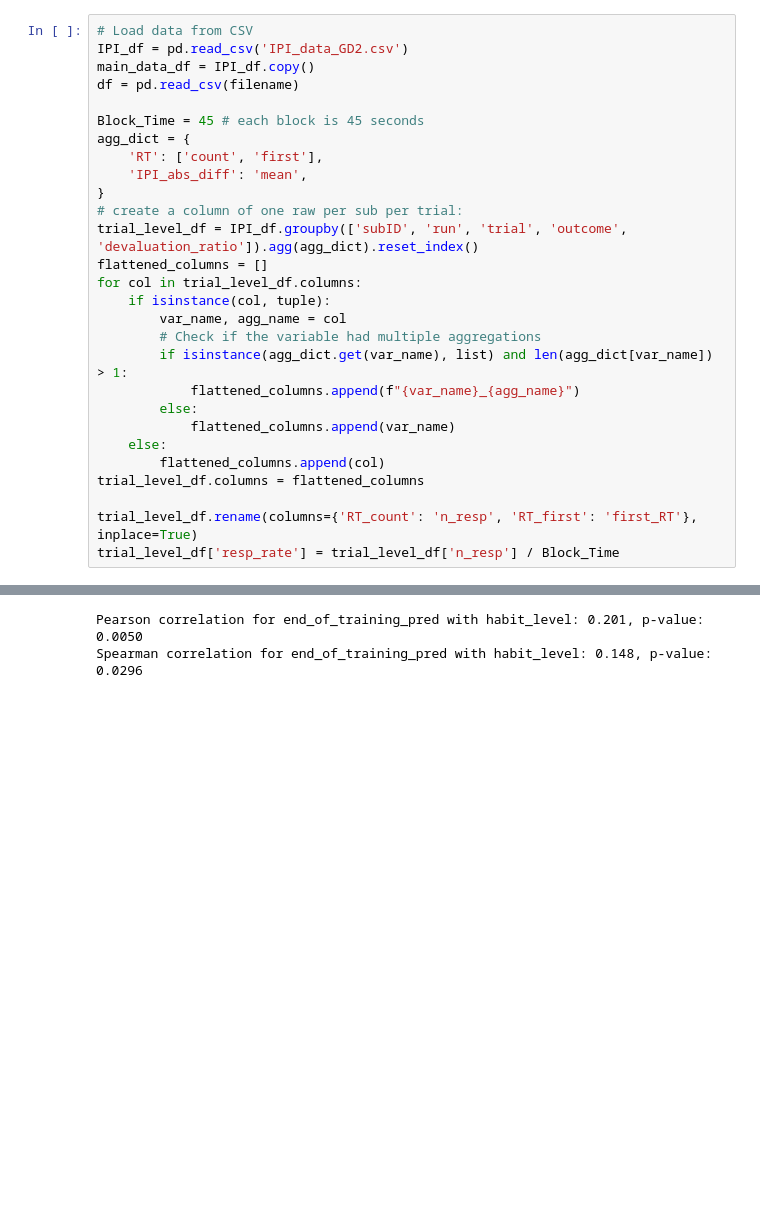
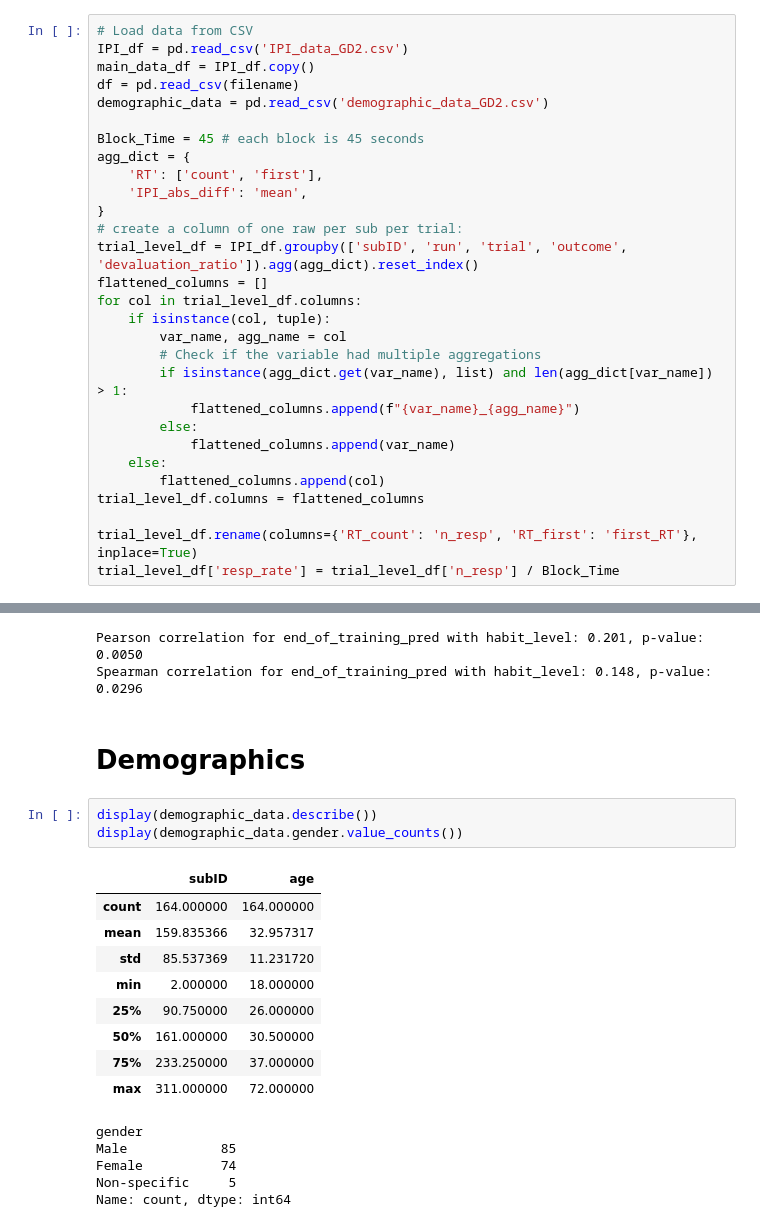
Before and after one commit to ranigera/Habit_and_Automaticity, a Jupyter notebook: ANALYSIS/Generalization_Dataset_2/GeneralizationDataset2_analysis.ipynb, the cells around one changed output, grey strips where cells are left out. Saved outputs shown, nothing was run; the diff lists cells and outputs as text; blank space fills up the shorter version.

Commit message:
added demographics (for Studies 1, 2 and Generalization dataset 2; the other generalization datasets are described in their corresponding papers).

```diff
--- a/ANALYSIS/Generalization_Dataset_2/GeneralizationDataset2_analysis.ipynb
+++ b/ANALYSIS/Generalization_Dataset_2/GeneralizationDataset2_analysis.ipynb
@@ -34,6 +34,7 @@ filename = u'main_task_data_GD2.csv'
 IPI_df = pd.read_csv('IPI_data_GD2.csv')
 main_data_df = IPI_df.copy()
 df = pd.read_csv(filename)
+demographic_data = pd.read_csv('demographic_data_GD2.csv')
 
 Block_Time = 45 # each block is 45 seconds
 agg_dict = {
@@ -804,3 +805,23 @@ print(f"Spearman correlation for end_of_training_pred with habit_level: {spearma
 [figure]
 Pearson correlation for end_of_training_pred with habit_level: 0.201, p-value: 0.0050
 Spearman correlation for end_of_training_pred with habit_level: 0.148, p-value: 0.0296
+# %% [markdown]
+# Demographics
+# %%
+display(demographic_data.describe())
+display(demographic_data.gender.value_counts())
+# %% [output]
+|  | subID | age |
+| count | 164.000000 | 164.000000 |
+| mean | 159.835366 | 32.957317 |
+| std | 85.537369 | 11.231720 |
+| min | 2.000000 | 18.000000 |
+| 25% | 90.750000 | 26.000000 |
+| 50% | 161.000000 | 30.500000 |
+| 75% | 233.250000 | 37.000000 |
+| max | 311.000000 | 72.000000 |
+gender
+Male            85
+Female          74
+Non-specific     5
+Name: count, dtype: int64
```
Also changed, not shown: 5 other files.
